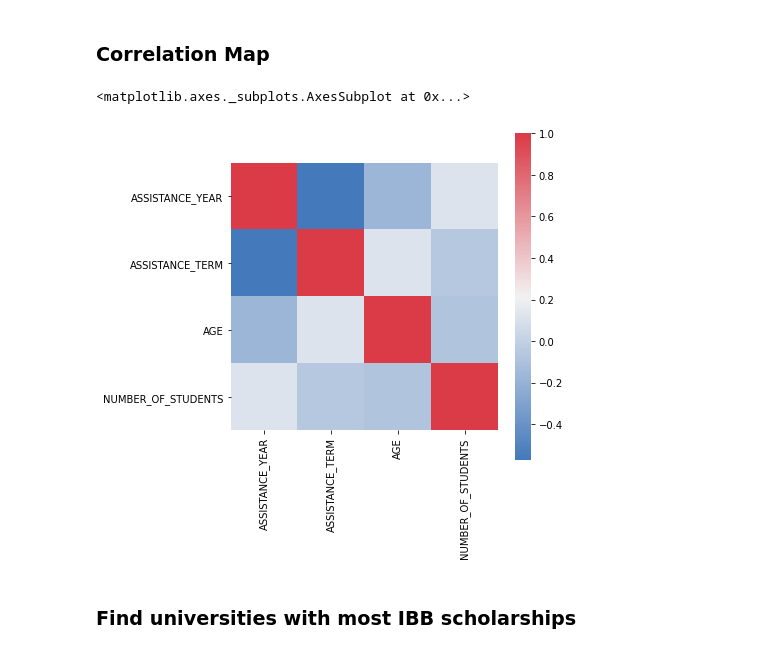
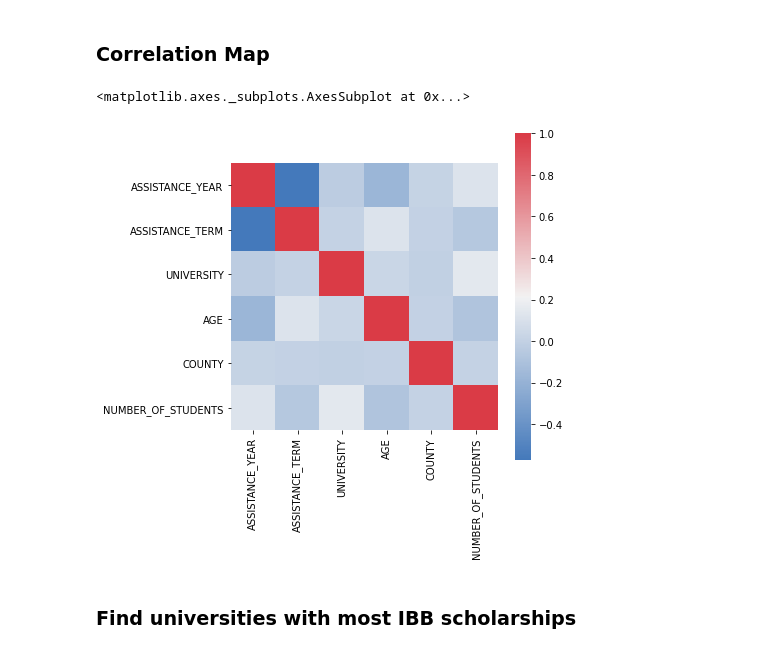
Before and after one commit to atalaydenknalbant/IBB_Education_Aid, a Jupyter notebook: IBB_Education_Aid.ipynb, the cells around one changed output. Drawn from its saved outputs; the diff is of its cells as text; code cells hidden in the pictures.

```diff
--- a/IBB_Education_Aid.ipynb
+++ b/IBB_Education_Aid.ipynb
@@ -83,13 +83,16 @@ desc
 # %% [markdown]
 ### Correlation Map
 # %%
+df_corr = df.copy()
+df_corr['UNIVERSITY']= df_corr['UNIVERSITY'].astype('category').cat.codes
+df_corr['COUNTY']= df_corr['COUNTY'].astype('category').cat.codes
 f, ax = plt.subplots(figsize=(6, 6))
-corr = df.corr()
+corr = df_corr.corr()
 sns.heatmap(corr, mask=np.zeros_like(corr, dtype=np.bool), cmap=sns.diverging_palette(250, 10, as_cmap=True),
             square=True, ax=ax)
 # %% [output]
 <matplotlib.axes._subplots.AxesSubplot at 0x...>
-[figure, old version]
+[figure, new version]
 # %% [markdown]
 ### Find universities with most IBB scholarships
 # %%
```
Also changed, not shown: parts of 3 cells of this notebook.
